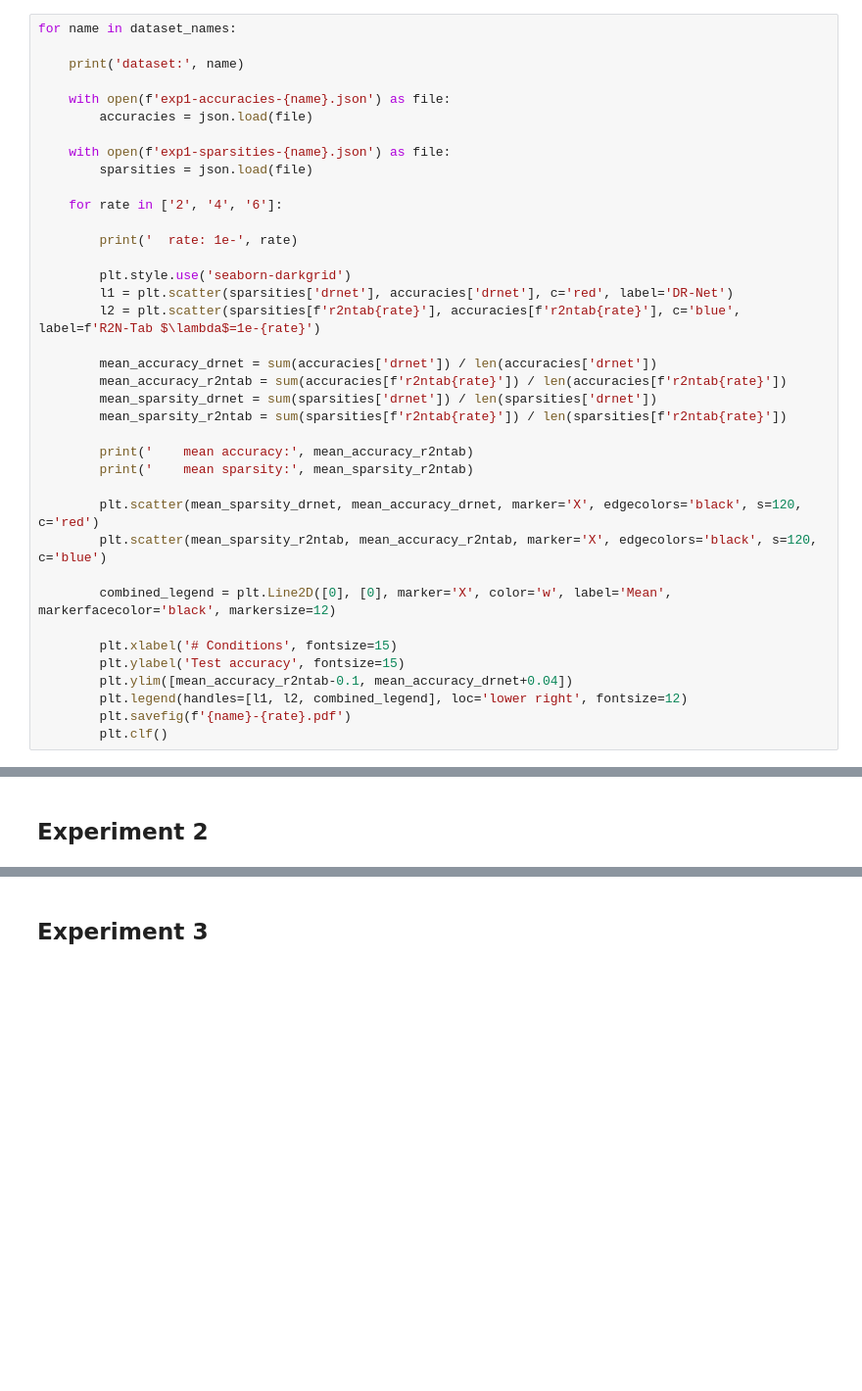
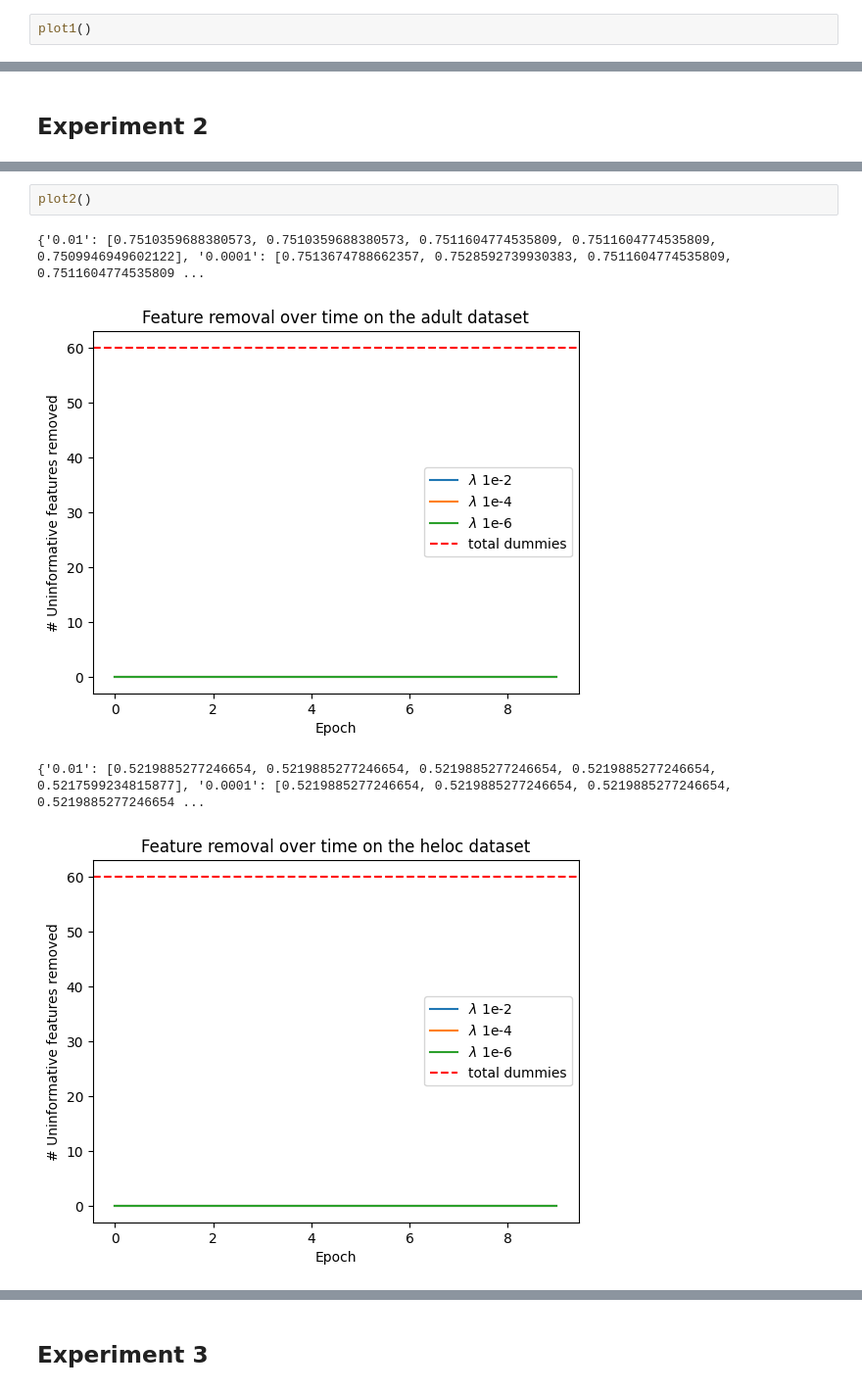
Before and after one commit to mrvanderzwart/R2N-Tab, a Jupyter notebook: plots.ipynb, the cells around one changed output, grey strips where cells are left out. Shown at 98% size. Saved outputs shown, nothing was run; the diff lists cells and outputs as text; blank space fills up the shorter version.

Commit message:
plots

```diff
--- a/plots.ipynb
+++ b/plots.ipynb
@@ -9,41 +30,5 @@ dataset_names = ['adult', 'heloc', 'house', 'magic']
 # %%
-for name in dataset_names:
-
-    print('dataset:', name)
-
-    with open(f'exp1-accuracies-{name}.json') as file:
-        accuracies = json.load(file)
-
-    with open(f'exp1-sparsities-{name}.json') as file:
-        sparsities = json.load(file)
-
-    for rate in ['2', '4', '6']:
-
-        print('  rate: 1e-', rate)
-
-        plt.style.use('seaborn-darkgrid')
-        l1 = plt.scatter(sparsities['drnet'], accuracies['drnet'], c='red', label='DR-Net')
-        l2 = plt.scatter(sparsities[f'r2ntab{rate}'], accuracies[f'r2ntab{rate}'], c='blue', label=f'R2N-Tab $\lambda$=1e-{rate}')
-
-        mean_accuracy_drnet = sum(accuracies['drnet']) / len(accuracies['drnet'])
-        mean_accuracy_r2ntab = sum(accuracies[f'r2ntab{rate}']) / len(accuracies[f'r2ntab{rate}'])
-        mean_sparsity_drnet = sum(sparsities['drnet']) / len(sparsities['drnet'])
-        mean_sparsity_r2ntab = sum(sparsities[f'r2ntab{rate}']) / len(sparsities[f'r2ntab{rate}'])
-
-        print('    mean accuracy:', mean_accuracy_r2ntab)
-        print('    mean sparsity:', mean_sparsity_r2ntab)
-
-        plt.scatter(mean_sparsity_drnet, mean_accuracy_drnet, marker='X', edgecolors='black', s=120, c='red')
-        plt.scatter(mean_sparsity_r2ntab, mean_accuracy_r2ntab, marker='X', edgecolors='black', s=120, c='blue')
-
-        combined_legend = plt.Line2D([0], [0], marker='X', color='w', label='Mean', markerfacecolor='black', markersize=12)
-
-        plt.xlabel('# Conditions', fontsize=15)
-        plt.ylabel('Test accuracy', fontsize=15)
-        plt.ylim([mean_accuracy_r2ntab-0.1, mean_accuracy_drnet+0.04])
-        plt.legend(handles=[l1, l2, combined_legend], loc='lower right', fontsize=12)
-        plt.savefig(f'{name}-{rate}.pdf')
-        plt.clf()
+plot1()
 # %% [output]
 dataset: adult
   rate: 1e- 2
@@ -79,0 +72,7 @@ for name in dataset_names:
+# %%
+plot2()
+# %% [output]
+{'0.01': [0.7510359688380573, 0.7510359688380573, 0.7511604774535809, 0.7511604774535809, 0.7509946949602122], '0.0001': [0.7513674788662357, 0.7528592739930383, 0.7511604774535809, 0.7511604774535809 ...
+[figure, added]
+{'0.01': [0.5219885277246654, 0.5219885277246654, 0.5219885277246654, 0.5219885277246654, 0.5217599234815877], '0.0001': [0.5219885277246654, 0.5219885277246654, 0.5219885277246654, 0.5219885277246654 ...
+[figure, added]
```
Also changed, not shown: parts of 9 cells of this notebook.
